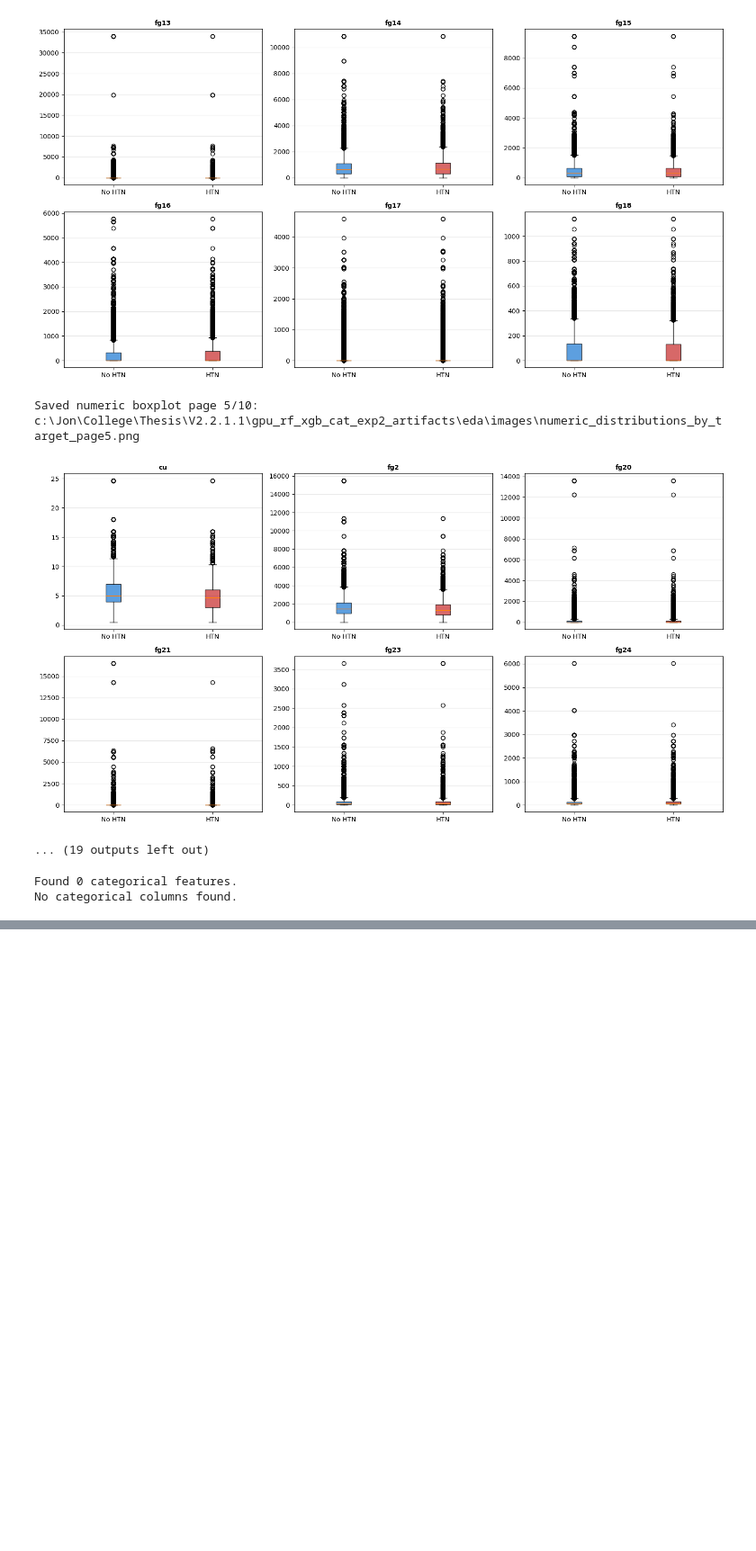
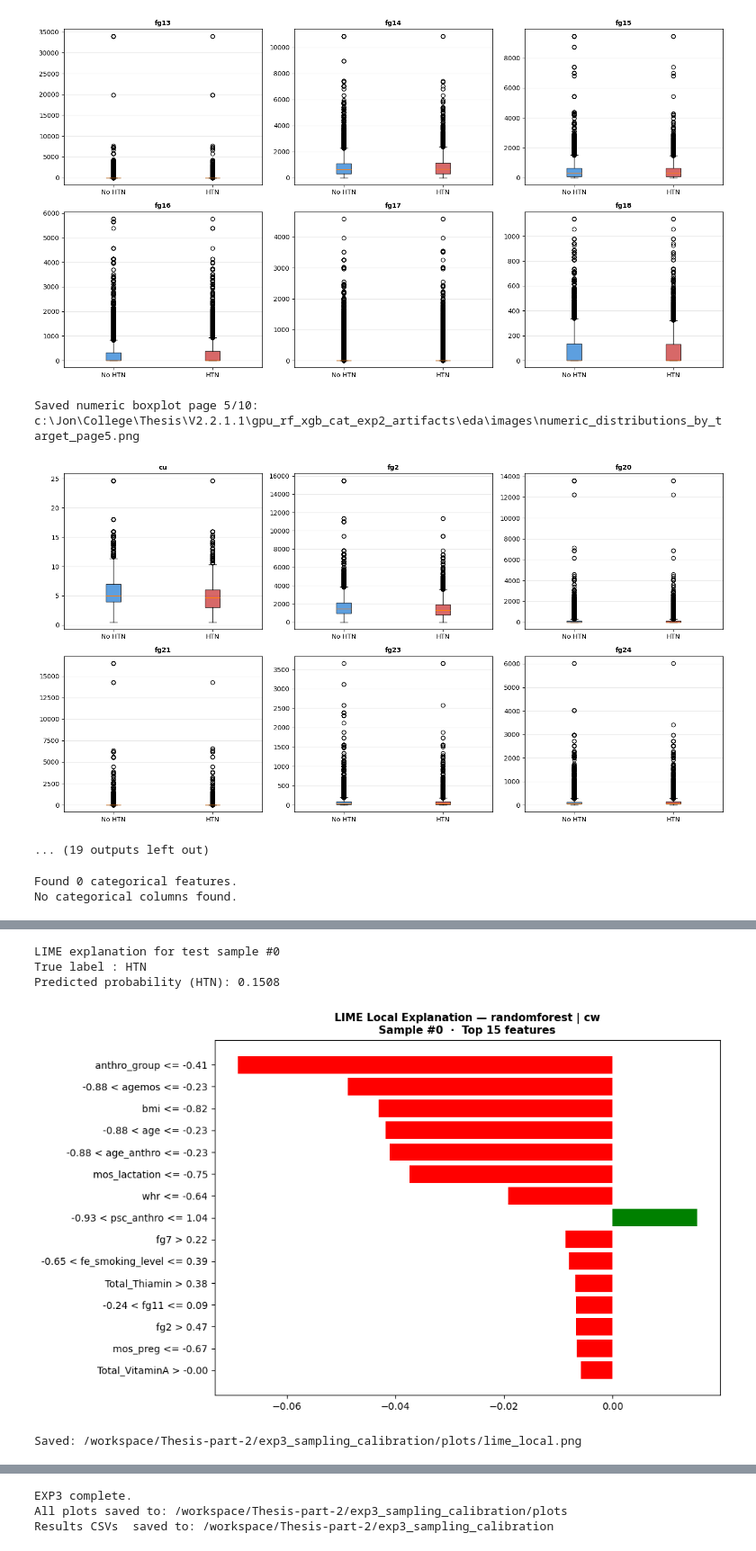
Before and after one commit to Jrbaes/Thesis-part-2, a Jupyter notebook: Main_2015_GPU_RF_XGB_CAT_RIGOROUS_OPT_exp2.ipynb, the cells around one changed output, grey strips where cells are left out. Shown at 90% size. Saved outputs shown, nothing was run; the diff lists cells and outputs as text; code cells hidden in the pictures; blank space fills up the shorter version.

```diff
--- a/Main_2015_GPU_RF_XGB_CAT_RIGOROUS_OPT_exp2.ipynb
+++ b/Main_2015_GPU_RF_XGB_CAT_RIGOROUS_OPT_exp2.ipynb
@@ -2975,0 +3991,72 @@ print(f"Saved: {_out}")
+# %%
+# ── EXP3 · LIME Local Explanation ───────────────────────────────────────────
+# Explains the same sample used in the SHAP local plot above.
+
+_LIME_FEATURES = 15   # top features to display
+
+_X_train_bg = e3_tr_data[e3_best_key][0]   # processed training data (numpy)
+
+lime_explainer = lime.lime_tabular.LimeTabularExplainer(
+    training_data  = _X_train_bg,
+    feature_names  = e3_feat_names,
+    class_names    = ['No HTN', 'HTN'],
+    mode           = 'classification',
+    random_state   = E3_SEED,
+    discretize_continuous = True,
+)
+
+def _pred_fn(X):
+    return e3_best_model.predict_proba(X)
+
+# Explain the same positive instance used for SHAP local
+_lime_idx = _local_idx if '_local_idx' in dir() else 0
+
+lime_exp = lime_explainer.explain_instance(
+    data_row    = X_e3_te_proc[_lime_idx],
+    predict_fn  = _pred_fn,
+    num_features= _LIME_FEATURES,
+    labels      = (1,),
+)
+
+# ── Inline display ────────────────────────────────────────────────────────────
+print(f"LIME explanation for test sample #{_lime_idx}")
+print(f"True label : {'HTN' if y_e3_te[_lime_idx] == 1 else 'No HTN'}")
+print(f"Predicted probability (HTN): "
+      f"{e3_best_model.predict_proba(X_e3_te_proc[[_lime_idx]])[0, 1]:.4f}")
+print()
+
+fig = lime_exp.as_pyplot_figure(label=1)
+fig.set_size_inches(10, 6)
+plt.title(
+    f"LIME Local Explanation — {e3_best_mname} | {e3_best_sample}\n"
+    f"Sample #{_lime_idx}  ·  Top {_LIME_FEATURES} features",
+    fontweight='bold', fontsize=11)
+plt.tight_layout()
+_lime_path = E3_DIR / 'plots' / 'lime_local.png'
+plt.savefig(_lime_path, dpi=150, bbox_inches='tight')
+plt.show()
+print(f"Saved: {_lime_path}")
+
+# ── Text table ────────────────────────────────────────────────────────────────
+lime_pairs = lime_exp.as_list(label=1)
+lime_table = pd.DataFrame(lime_pairs, columns=['Feature Condition', 'LIME Weight'])
+lime_table['|Weight|'] = lime_table['LIME Weight'].abs()
+lime_table = lime_table.sort_values('|Weight|', ascending=False).reset_index(drop=True)
+lime_table.index += 1
+display(lime_table)
+
+# ── Notebook-rendered HTML version ───────────────────────────────────────────
+try:
+    lime_exp.show_in_notebook(show_table=True, show_all=False)
+except Exception:
+    pass
+
+print("\nEXP3 complete.")
+print(f"All plots saved to: {E3_DIR / 'plots'}")
+print(f"Results CSVs  saved to: {E3_DIR}")
+# %% [output]
+LIME explanation for test sample #0
+True label : HTN
+Predicted probability (HTN): 0.1508
+[figure, added]
+Saved: /workspace/Thesis-part-2/exp3_sampling_calibration/plots/lime_local.png
@@ -2975,0 +4079,3 @@ print(f"Saved: {_out}")
+EXP3 complete.
+All plots saved to: /workspace/Thesis-part-2/exp3_sampling_calibration/plots
+Results CSVs  saved to: /workspace/Thesis-part-2/exp3_sampling_calibration
```
Also changed, not shown: parts of 18 cells of this notebook, 22 other files.
